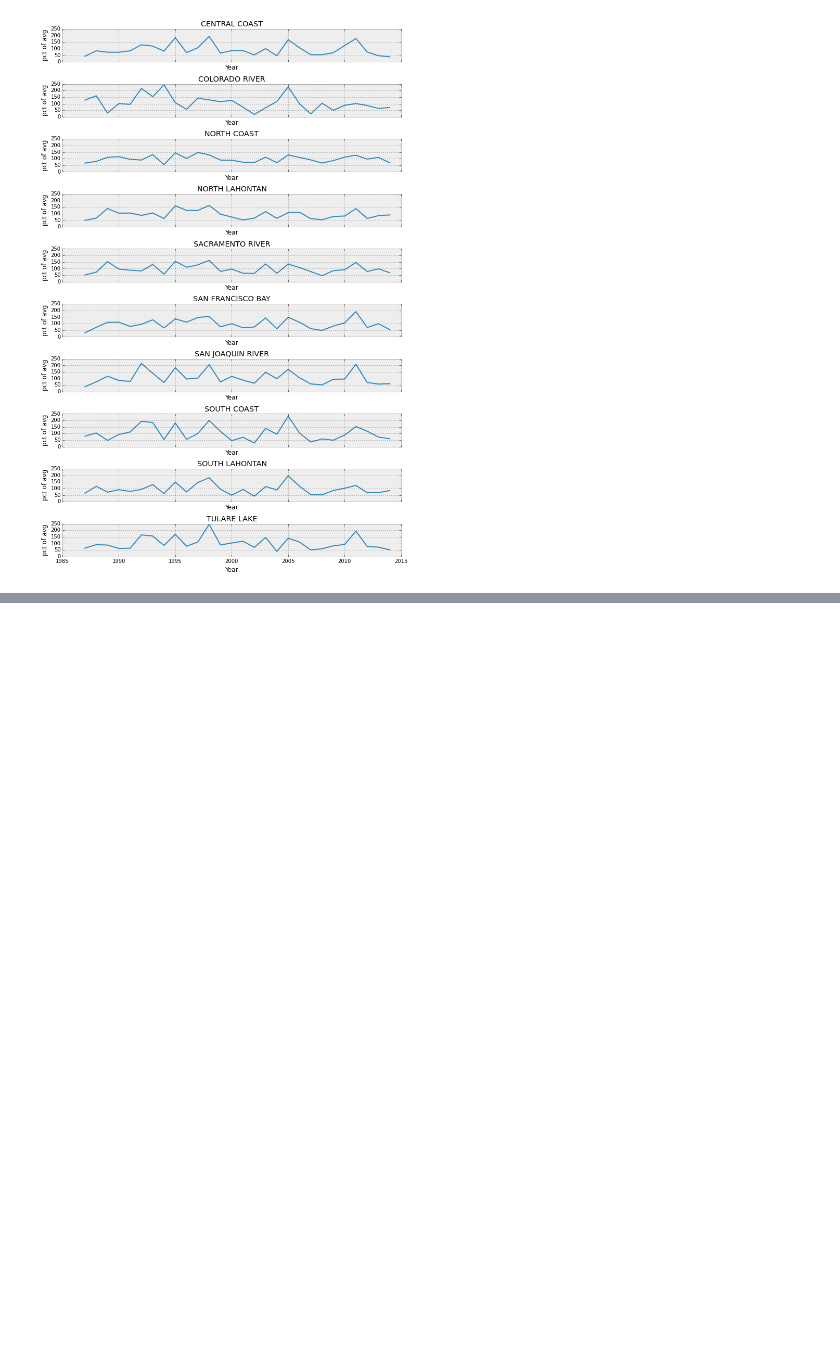
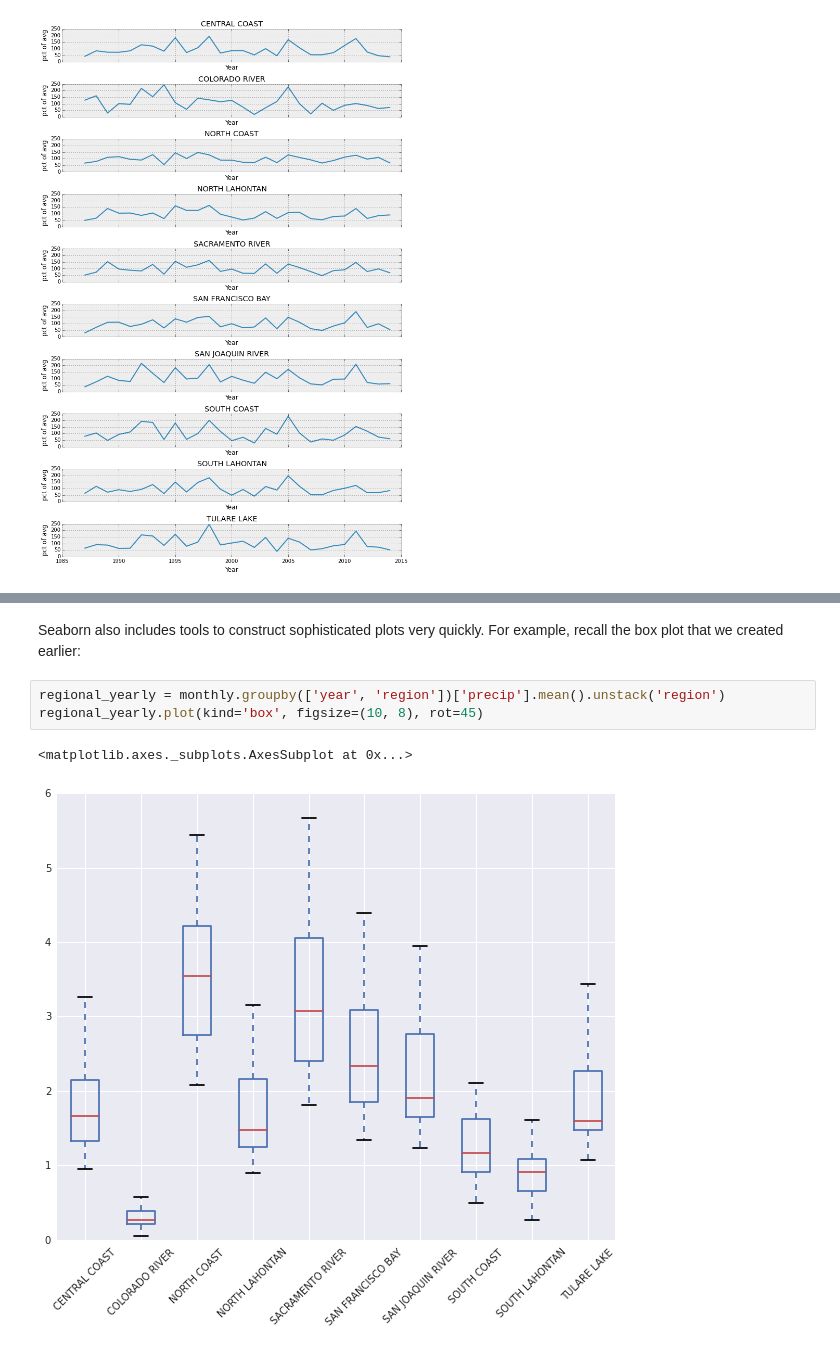
Before and after one commit to jiffyclub/2015-07-06-scipy, a Jupyter notebook: scientific_python/Plotting.ipynb, the cells around one changed output, grey strips where cells are left out. Saved outputs shown, nothing was run; the diff lists cells and outputs as text; blank space fills up the shorter version.

```diff
--- a/scientific_python/Plotting.ipynb
+++ b/scientific_python/Plotting.ipynb
@@ -326,0 +362,8 @@ fig
+# %% [markdown]
+Seaborn also includes tools to construct sophisticated plots very quickly. For example, recall the box plot that we created earlier:
+# %%
+regional_yearly = monthly.groupby(['year', 'region'])['precip'].mean().unstack('region')
+regional_yearly.plot(kind='box', figsize=(10, 8), rot=45)
+# %% [output]
+<matplotlib.axes._subplots.AxesSubplot at 0x...>
+[figure, added]
```
Also changed, not shown: parts of 27 cells of this notebook.
